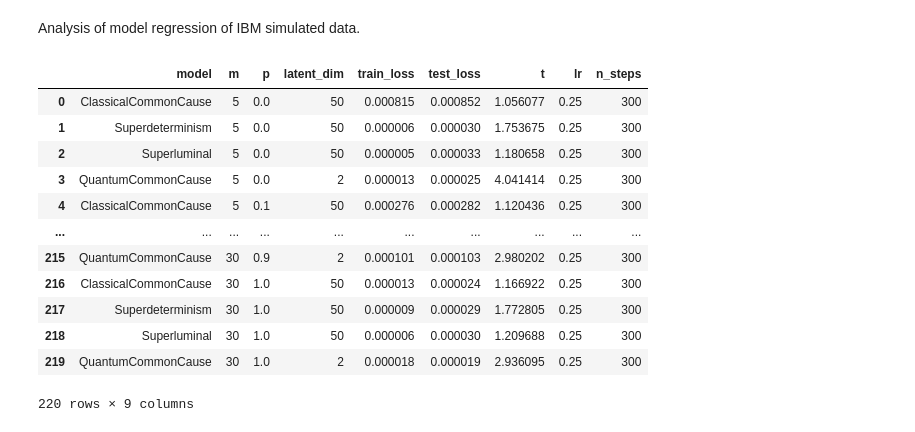
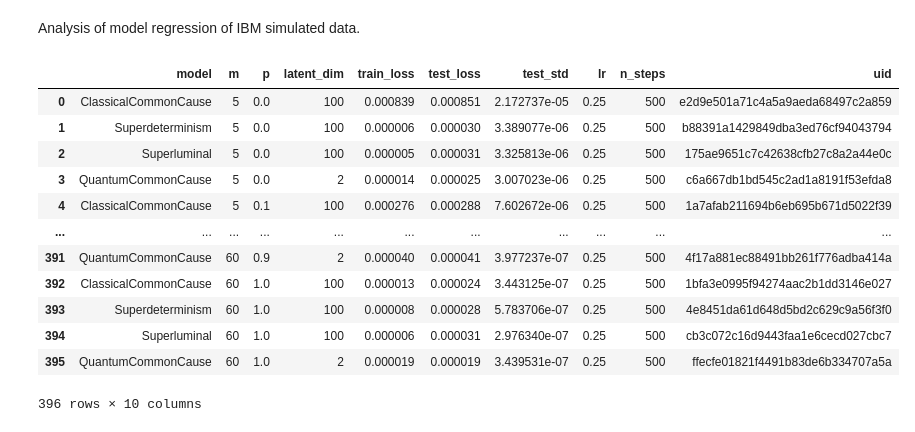
Before and after one commit to benjimaclellan/foqal, a Jupyter notebook: projects/causal/analysis.ipynb, the cells around one changed output. Drawn from its saved outputs; the diff is of its cells as text; code cells hidden in the pictures.

```diff
--- a/projects/causal/analysis.ipynb
+++ b/projects/causal/analysis.ipynb
@@ -7,23 +7,24 @@ import numpy as np
 from foqal.utils.io import IO
 # %%
 io = IO.directory(
-        folder="ibmq-simulator_bell-state_local-projections_depolarized-channel",
+        # folder="ibmq-simulator_bell-state_local-projections_depolarized-channel",
+        folder="2022-08-23_cross_val_dBe9",
         include_date=False, include_id=False, verbose=False,
     )
 
-df = io.load_dataframe("summary_of_fitting.txt")
+df = io.load_dataframe("model_summary.txt")
 df
 # %% [output]
-|  | model | m | p | latent_dim | train_loss | test_loss | t | lr | n_steps |
-| 0 | ClassicalCommonCause | 5 | 0.0 | 50 | 0.000815 | 0.000852 | 1.056077 | 0.25 | 300 |
-| 1 | Superdeterminism | 5 | 0.0 | 50 | 0.000006 | 0.000030 | 1.753675 | 0.25 | 300 |
-| 2 | Superluminal | 5 | 0.0 | 50 | 0.000005 | 0.000033 | 1.180658 | 0.25 | 300 |
-| 3 | QuantumCommonCause | 5 | 0.0 | 2 | 0.000013 | 0.000025 | 4.041414 | 0.25 | 300 |
-| 4 | ClassicalCommonCause | 5 | 0.1 | 50 | 0.000276 | 0.000282 | 1.120436 | 0.25 | 300 |
-| ... | ... | ... | ... | ... | ... | ... | ... | ... | ... |
-| 215 | QuantumCommonCause | 30 | 0.9 | 2 | 0.000101 | 0.000103 | 2.980202 | 0.25 | 300 |
-| 216 | ClassicalCommonCause | 30 | 1.0 | 50 | 0.000013 | 0.000024 | 1.166922 | 0.25 | 300 |
-| 217 | Superdeterminism | 30 | 1.0 | 50 | 0.000009 | 0.000029 | 1.772805 | 0.25 | 300 |
-| 218 | Superluminal | 30 | 1.0 | 50 | 0.000006 | 0.000030 | 1.209688 | 0.25 | 300 |
-| 219 | QuantumCommonCause | 30 | 1.0 | 2 | 0.000018 | 0.000019 | 2.936095 | 0.25 | 300 |
+|  | model | m | p | latent_dim | train_loss | test_loss | test_std | lr | n_steps | uid |
+| 0 | ClassicalCommonCause | 5 | 0.0 | 100 | 0.000839 | 0.000851 | 2.172737e-05 | 0.25 | 500 | e2d9e501a71c4a5a9aeda68497c2a859 |
+| 1 | Superdeterminism | 5 | 0.0 | 100 | 0.000006 | 0.000030 | 3.389077e-06 | 0.25 | 500 | b88391a1429849dba3ed76cf94043794 |
+| 2 | Superluminal | 5 | 0.0 | 100 | 0.000005 | 0.000031 | 3.325813e-06 | 0.25 | 500 | 175ae9651c7c42638cfb27c8a2a44e0c |
+| 3 | QuantumCommonCause | 5 | 0.0 | 2 | 0.000014 | 0.000025 | 3.007023e-06 | 0.25 | 500 | c6a667db1bd545c2ad1a8191f53efda8 |
+| 4 | ClassicalCommonCause | 5 | 0.1 | 100 | 0.000276 | 0.000288 | 7.602672e-06 | 0.25 | 500 | 1a7afab211694b6eb695b671d5022f39 |
+| ... | ... | ... | ... | ... | ... | ... | ... | ... | ... | ... |
+| 391 | QuantumCommonCause | 60 | 0.9 | 2 | 0.000040 | 0.000041 | 3.977237e-07 | 0.25 | 500 | 4f17a881ec88491bb261f776adba414a |
+| 392 | ClassicalCommonCause | 60 | 1.0 | 100 | 0.000013 | 0.000024 | 3.443125e-07 | 0.25 | 500 | 1bfa3e0995f94274aac2b1dd3146e027 |
+| 393 | Superdeterminism | 60 | 1.0 | 100 | 0.000008 | 0.000028 | 5.783706e-07 | 0.25 | 500 | 4e8451da61d648d5bd2c629c9a56f3f0 |
+| 394 | Superluminal | 60 | 1.0 | 100 | 0.000006 | 0.000031 | 2.976340e-07 | 0.25 | 500 | cb3c072c16d9443faa1e6cecd027cbc7 |
+| 395 | QuantumCommonCause | 60 | 1.0 | 2 | 0.000019 | 0.000019 | 3.439531e-07 | 0.25 | 500 | ffecfe01821f4491b83de6b334707a5a |
-220 rows × 9 columns
+396 rows × 10 columns
```
Also changed, not shown: parts of 2 cells of this notebook, 2 other files.
